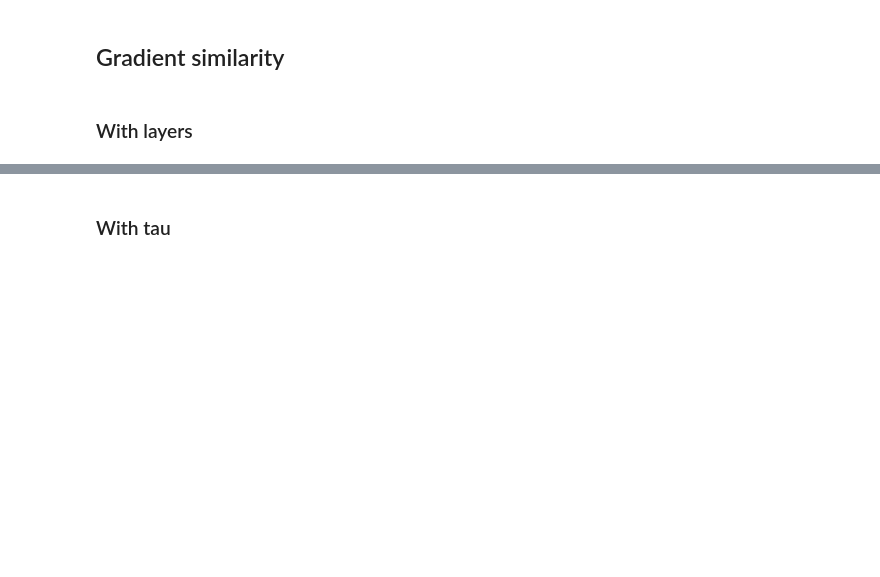
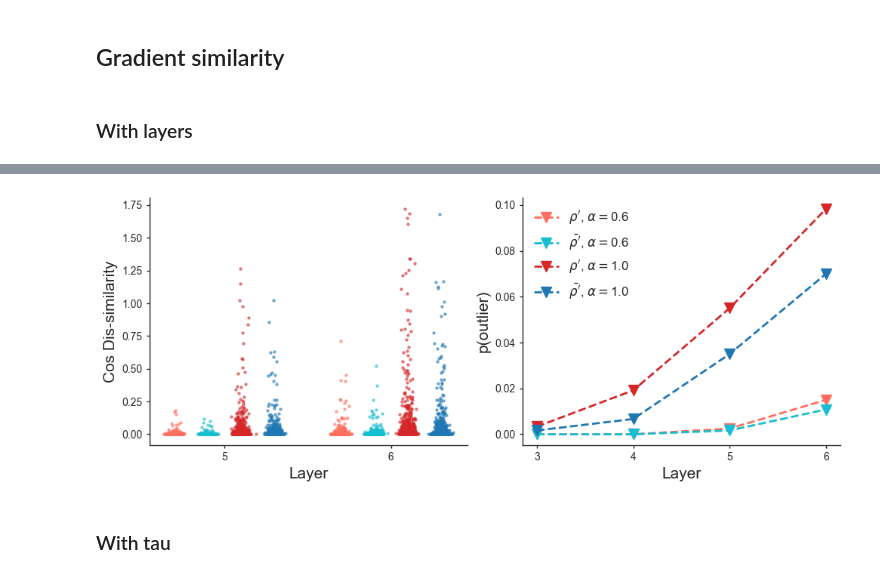
Before and after one commit to Baskin-LIU/Kernel-Propagation, a Jupyter notebook: Experiments/MNIST1D.ipynb, the cells around one changed output, grey strips where cells are left out. Saved outputs shown, nothing was run; the diff lists cells and outputs as text; code cells hidden in the pictures; blank space fills up the shorter version.

```diff
--- a/Experiments/MNIST1D.ipynb
+++ b/Experiments/MNIST1D.ipynb
@@ -686,3 +702,50 @@ plt.show()
+# %%
+fig, axs = plt.subplots(1, 2, figsize=(10, 4))
+start_l = 4
+for i, rho_scale in enumerate(Rho_scales):
+    CosDisSimW, CosDisSimW2 = [], []
+    OL1, OL2 = [], []
+    if i == 0:
+        continue
+    for j in range(nLP-1):
+        CosDisSimW.append(np.clip(1-CosSimW[i][nLP-j-1], 5e-8, 2))
+        CosDisSimW2.append(np.clip(1-CosSimW2[i][nLP-j-1], 5e-8, 2))
+        num_outlier = (CosDisSimW[-1] > 0.1).sum()
+        num_outlier2 = (CosDisSimW2[-1] > 0.1).sum()
+        OL1.append(num_outlier/len(CosDisSimW[-1]))
+        OL2.append(num_outlier2/len(CosDisSimW[-1]))
+    clr1 = pink if i==1 else red
+    clr2 = teal if i==1 else blue
+    axs[1].plot(OL1[2:], color = clr1, marker='v', markersize=10, linestyle='--', linewidth=2, label=r"$\rho'$, $\alpha=$%.1f"%rho_scale)
+    axs[1].plot(OL2[2:], color = clr2, marker='v', markersize=10, linestyle='--', linewidth=2, label=r"$\bar{\rho'}$, $\alpha=$%.1f"%rho_scale)
+    x1 = np.arange(nLP-start_l-1)+0.2*(2*i-3)-0.1
+    x2 = np.arange(nLP-start_l-1)+0.2*(2*i-3)+0.1
+    #axs[0].violinplot(CosDisSimW[start_l:], positions=x1)
+    #axs[0].violinplot(CosDisSimW2[start_l:], positions=x2)
+    for j, d in enumerate(CosDisSimW[start_l:]):
+        x_scat = np.random.normal(x1[j], 0.02, size=len(d))  # small horizontal jitter
+        axs[0].scatter(x_scat, d, alpha=0.5, s=5, color=clr1)
+    for j, d in enumerate(CosDisSimW2[start_l:]):
+        x_scat = np.random.normal(x2[j], 0.02, size=len(d))  # small horizontal jitter
+        axs[0].scatter(x_scat, d, alpha=0.5, s=5, color=clr2)
+
+axs[0].set_xticks(np.arange(nLP-start_l-1), np.arange(nLP-start_l-1)+start_l+1)
+axs[1].set_xticks(np.arange(nLP-3), np.arange(nLP-3)+3)
+for i in range(2):
+    axs[i].set_xlabel("Layer", fontsize=15)
+    axs[i].set_xlabel("Layer", fontsize=15)
+    axs[i].spines['top'].set_visible(False)
+    axs[i].spines['right'].set_visible(False)
+    axs[i].tick_params(axis='both', which='major', labelsize=10)
+axs[0].set_ylabel("Cos Dis-similarity", fontsize=15)
+axs[1].set_ylabel("p(outlier)", fontsize=15)
+
+axs[1].legend(fontsize=12)
+plt.tight_layout()
+plt.savefig('../Figures/GradOutlier.png')
+plt.show()
+# %% [output]
+[figure, added]
 # %% [markdown]
 ### With tau
 # %%
```
Also changed, not shown: parts of 8 cells of this notebook, 39 other files.
